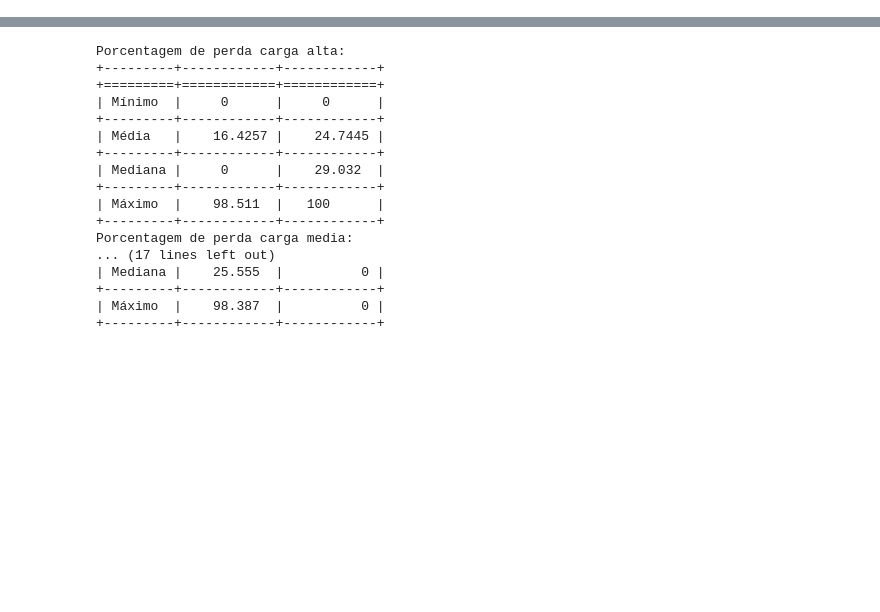
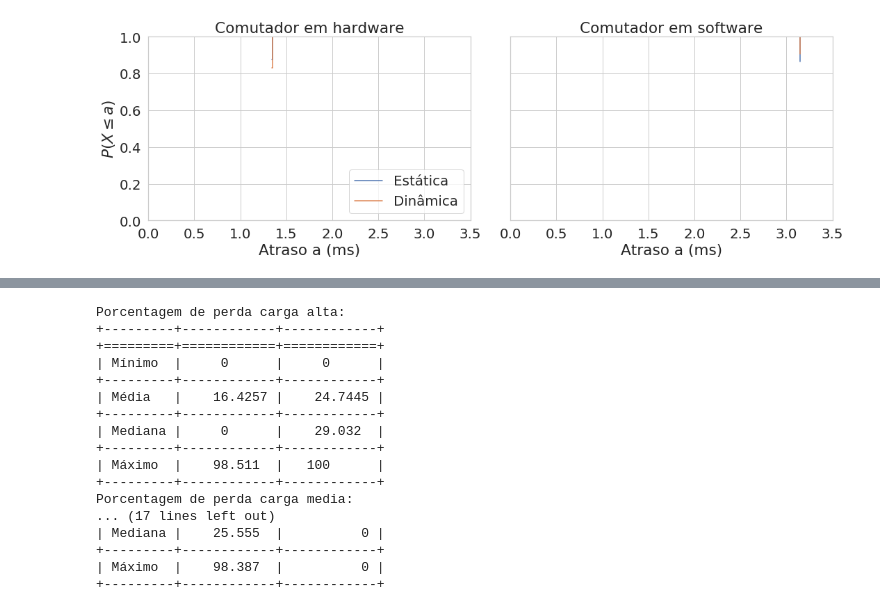
Before and after one commit to pedrobellotti/iperftestes, a Jupyter notebook: Simulacao/analise.ipynb, the cells around one changed output, grey strips where cells are left out. Saved outputs shown, nothing was run; the diff lists cells and outputs as text; code cells hidden in the pictures; blank space fills up the shorter version.

Commit message:
Add ping no intervalo estavel

```diff
--- a/Simulacao/analise.ipynb
+++ b/Simulacao/analise.ipynb
@@ -158,3 +176,77 @@ plt.show()
+# %%
+#CDF do dfPing no intervalo estável
+dfPing.query("Seq >= 150.0 and Seq <= 250.0", inplace=True)
+#Query
+dfPingHW_CAPI = dfPing.query("Política == 'Estatica' and Tempo == '75hosts' and Switch == 'HW'")
+dfPingHW_CASW = dfPing.query("Política == 'Dinamica' and Tempo == '75hosts' and Switch == 'HW'")
+dfPingSW_CAPI = dfPing.query("Política == 'Estatica' and Tempo == '75hosts' and Switch == 'SW'")
+dfPingSW_CASW = dfPing.query("Política == 'Dinamica' and Tempo == '75hosts' and Switch == 'SW'")
+#HW
+hw_a = dfPingHW_CAPI.Ping.to_numpy()
+hw_b = dfPingHW_CASW.Ping.to_numpy()
+maxHW = [hw_a.max(), hw_b.max()]
+hw_x = np.sort(hw_a)
+hw_x1 = np.sort(hw_b)
+hw_ecdf = sm.distributions.ECDF(hw_a)
+hw_ecdf1 = sm.distributions.ECDF(hw_b)
+hw_y = hw_ecdf(hw_x)
+hw_y1 = hw_ecdf1(hw_x1)
+#SW
+sw_a = dfPingSW_CAPI.Ping.to_numpy()
+sw_b = dfPingSW_CASW.Ping.to_numpy()
+maxSW = [sw_a.max(), sw_b.max()]
+sw_x = np.sort(sw_a)
+sw_x1 = np.sort(sw_b)
+sw_ecdf = sm.distributions.ECDF(sw_a)
+sw_ecdf1 = sm.distributions.ECDF(sw_b)
+sw_y = sw_ecdf(sw_x)
+sw_y1 = sw_ecdf1(sw_x1)
+#Graficos
+#HW
+plt.subplot(1, 2, 1)
+plt.step(hw_x, hw_y, where='post', label="Estática")
+plt.step(hw_x1, hw_y1, where='post', label="Dinâmica")
+plt.ylabel(r'$P(X \leq a)$')
+plt.xlabel(r'Atraso a (ms)')
+plt.xlim(0, 3.5)
+plt.ylim(0, 1)
+plt.legend(loc='lower right')
+plt.title('Comutador em hardware')
+maiorPing = np.max(maxHW)
+# plt.annotate('Até '+str(maxHW[1])+' ms', xy=(2, 0.85), xytext=(1.8, 0.85),size='x-large',
+#             arrowprops=dict(facecolor='#587bb4', shrink=0.05),
+#             horizontalalignment='right', verticalalignment='bottom')
+# plt.annotate('Até '+str(maxHW[0])+' ms', xy=(2, 0.7), xytext=(1.8, 0.7),size='x-large',
+#             arrowprops=dict(facecolor='#e09163', shrink=0.05),
+#             horizontalalignment='right', verticalalignment='bottom')
+#SW
+plt.subplot(1, 2, 2)
+plt.step(sw_x, sw_y, where='post', label="Estática")
+plt.step(sw_x1, sw_y1, where='post', label="Dinâmica")
+#plt.ylabel(r'$P(X \leq x)$')
+plt.xlabel(r'Atraso a (ms)')
+plt.xlim(0, 3.5)
+plt.ylim(0, 1)
+#plt.legend(loc='best')
+plt.title('Comutador em software')
+#Tamanho
+fig = plt.gcf()
+fig.set_size_inches(15, 5)
+fig.tight_layout()
+frame = plt.gca()
+frame.axes.yaxis.set_ticklabels([])
+maiorPing = np.max(maxSW)
+# plt.annotate('Até '+str(maxSW[1])+' ms', xy=(2, 0.85), xytext=(1.8, 0.85), size='x-large',
+#             arrowprops=dict(facecolor='#587bb4', shrink=0.05),
+#             horizontalalignment='right', verticalalignment='bottom')
+# plt.annotate('Até '+str(maxSW[0])+' ms', xy=(2, 0.7), xytext=(1.8, 0.7), size='x-large',
+#             arrowprops=dict(facecolor='#e09163', shrink=0.05),
+#             horizontalalignment='right', verticalalignment='bottom')
+if (salvarGraficos):
+    plt.savefig('Graficos/pingCargaAltaNoIntervaloEstavel.pdf')
+plt.show()
+# %% [output]
+[figure, added]
 # %%
 dfHW_e = pd.DataFrame()
 dfSW_e = pd.DataFrame()
```
Also changed, not shown: parts of 11 cells of this notebook.
